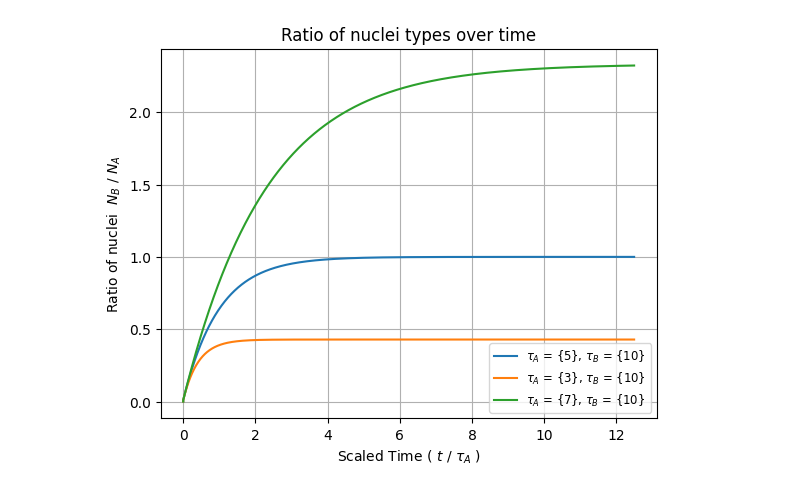
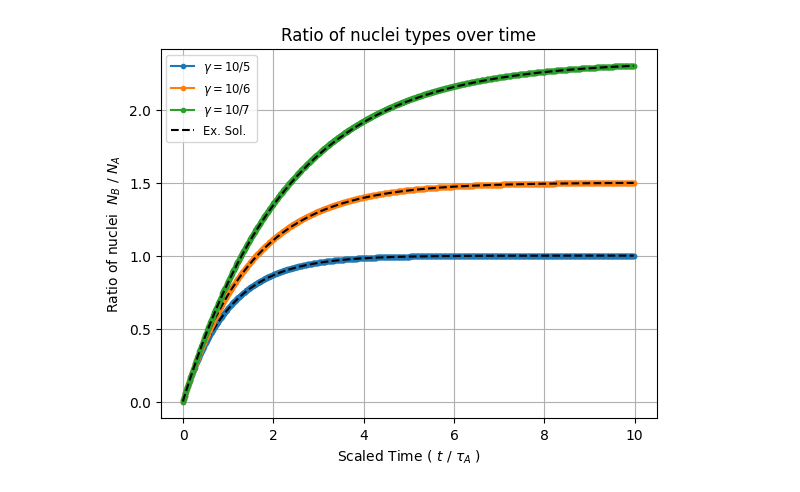
Before and after one commit to metallicpeat/computational-physics, a Jupyter notebook: radioactive decay/HW1_Michael.ipynb, the cells around one changed output. Saved outputs shown, nothing was run; the diff lists cells and outputs as text; code cells hidden in the pictures.

Commit message:
HW1 implemented analytic solution, fixed figures

```diff
--- a/radioactive decay/HW1_Michael.ipynb
+++ b/radioactive decay/HW1_Michael.ipynb
@@ -20,54 +20,96 @@ def Euler(taua,taub,max_time,dt):
     while t*dt < max_time:
         A_val = A_values[t]+(A_prime(A_values,t,taua)*dt)
         B_val = B_values[t]+(B_prime(A_values,B_values,t,taua,taub)*dt)
         A_values.append(A_val)
         B_values.append(B_val)
         time.append(t*dt)
         t+=1
     A_array = np.array(A_values)
     B_array = np.array(B_values)
     ratio = B_array / A_array
     scaled_time = [t / t_a for t in time]
-    return scaled_time, ratio
+    return np.array(scaled_time), ratio
+
+
+def Analytic(time, ta, tb):
+    A = np.exp(-time/ta)
+    # handle case ta == tb by using a small offset to avoid division by zero
+    if np.isclose(ta, tb):
+        eps = 1e-12
+        ta = ta + eps
+    B = (tb/(ta - tb))*(np.exp(-time/ta) - np.exp(-time/tb))
+    ratio = B / A
+    return ratio
 
 t_a = 10
 t_b = 5
 dt = 0.1
-max_time = 125
+max_time = 100
 
 
 ## Analysis ##
 
+time = np.arange(0, max_time, dt)
+#######
+# # ta > tb
 
-#plt.plot(scaled_time, A_values,label="Na")
-#plt.plot(scaled_time, B_values,label="Nb")
-
-
-fig, ax = plt.subplots()
-
-# tA = 10, tB = 5
+# Ratio 1
 scaled_time, ratio = Euler(10, 5, max_time, dt)
-plt.plot(scaled_time,ratio,label=r"$\tau_A$ = {5}, $\tau_B$ = {10}")
-#ax.axhline(y=5/10, color='tab:blue', linestyle='--', linewidth=1.5)
-#ax.axvline(x=1, color='tab:blue', linestyle='--', linewidth=1.5)
-
-# tA = 10, tB = 3
-scaled_time, ratio = Euler(10, 3, max_time, dt)
-plt.plot(scaled_time,ratio,label=r"$\tau_A$ = {3}, $\tau_B$ = {10}")
-#ax.axhline(y=3/10, color='tab:orange', linestyle='--', linewidth=1.5)
-#ax.axvline(x=1, color='tab:orange', linestyle='--', linewidth=1.5)
-
-# tA = 10, tB = 7
+plt.plot(scaled_time,ratio,label=r"$\gamma=10/5$",linewidth=1.5, color='tab:blue', marker='o', markersize=3)
+plt.plot(scaled_time[:-1],Analytic(time, 10, 5),'--', color='k',linewidth=1.5)
+# Ratio 2
+scaled_time, ratio = Euler(10, 6, max_time, dt)
+plt.plot(scaled_time,ratio,label=r"$\gamma=10/6$",linewidth=1.5, color='tab:orange', marker='o', markersize=3)
+plt.plot(scaled_time[:-1],Analytic(time, 10, 6),'--', color='k',linewidth=1.5)
+# Ratio 3
 scaled_time, ratio = Euler(10, 7, max_time, dt)
-plt.plot(scaled_time,ratio,label=r"$\tau_A$ = {7}, $\tau_B$ = {10}")
-#ax.axhline(y=7/10, color='tab:green', linestyle='--', linewidth=1.5)
-#ax.axvline(x=1, color='tab:green', linestyle='--', linewidth=1.5)
+plt.plot(scaled_time,ratio,label=r"$\gamma=10/7$",linewidth=1.5, color='tab:green', marker='o', markersize=3)
+plt.plot(scaled_time[:-1],Analytic(time, 10, 7),'--',label="Ex. Sol.", color='k',linewidth=1.5)
 
 plt.xlabel(r"Scaled Time ( $t$ / $\tau_A$ )")
 plt.ylabel(r"Ratio of nuclei  $N_B$ / $N_A$")
 plt.title("Ratio of nuclei types over time")
 plt.grid(True)
 plt.legend(fontsize='small')
+
+
+
+#####################
+# # tb > ta
+plt.figure()
+scaled_time, ratio = Euler(4, 10, max_time, dt)
+plt.plot(scaled_time,ratio,label=r"$\gamma=4/10$",linewidth=1.5, color='tab:blue', marker='o', markersize=3)
+plt.plot(scaled_time[:-1],Analytic(time, 4, 10),'--', color='k',linewidth=1.5)
+
+
+scaled_time, ratio = Euler(4.5, 10, max_time, dt)
+plt.plot(scaled_time,ratio,label=r"$\gamma=4.5/10$",linewidth=1.5, color='tab:orange', marker='o', markersize=3)
+plt.plot(scaled_time[:-1],Analytic(time, 4.5, 10),'--', color='k',linewidth=1.5)
+
+scaled_time, ratio = Euler(5, 10, max_time, dt)
+plt.plot(scaled_time,ratio,label=r"$\gamma=5/10$",linewidth=1.5, color='tab:green', marker='o', markersize=3)
+plt.plot(scaled_time[:-1],Analytic(time, 5, 10),'--',label="Ex. Sol.", color='k',linewidth=1.5)
+
+plt.xlabel(r"Scaled Time ( $t$ / $\tau_A$ )")
+plt.ylabel(r"Ratio of nuclei  $N_B$ / $N_A$")
+plt.title("Ratio of nuclei types over time")
+plt.grid(True)
+plt.legend(fontsize='small')
+
+#############
+# ta = tb
+plt.figure()
+scaled_time, ratio = Euler(10, 10, max_time, dt)
+plt.plot(scaled_time,ratio,label=r"$\gamma=10/10$",linewidth=1.5, color='tab:blue', marker='o', markersize=3)
+plt.plot(scaled_time[:-1],Analytic(time, 10, 10),'--', color='k',linewidth=1.5)
+plt.xlabel(r"Scaled Time ( $t$ / $\tau_A$ )")
+plt.ylabel(r"Ratio of nuclei  $N_B$ / $N_A$")
+plt.title("Ratio of nuclei types over time")
+plt.grid(True)
+plt.legend(fontsize='small')
+
+
+##########################################################
 plt.show()
 # %% [output]
-[figure, old version]
+[figure, new version]
```
Also changed, not shown: parts of 2 cells of this notebook, 5 other files.
